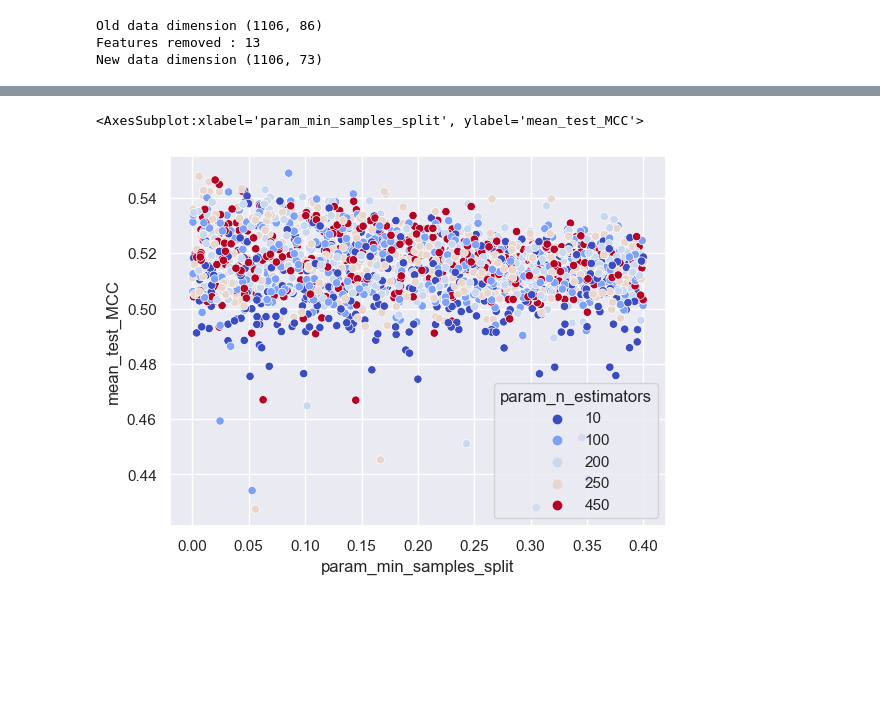
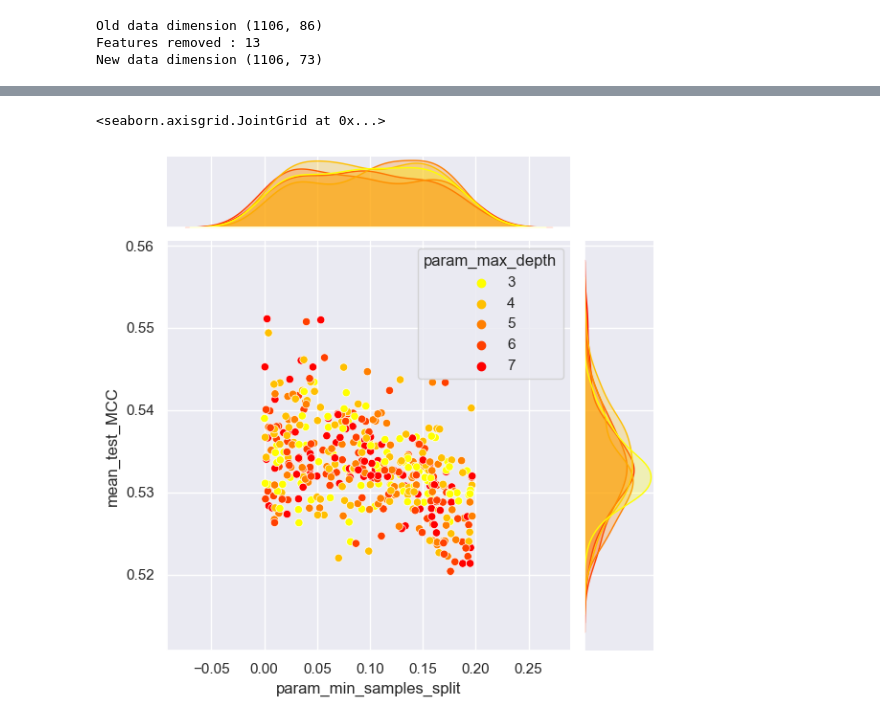
Before and after one commit to renatoquiliche/PaperCienciaDados-PunoPeru, a Jupyter notebook: Python Code/RFC_final.ipynb, the cells around one changed output, grey strips where cells are left out. Drawn from its saved outputs; the diff is of its cells as text; code cells hidden in the pictures; blank space fills up the shorter version.

```diff
--- a/Python Code/RFC_final.ipynb
+++ b/Python Code/RFC_final.ipynb
@@ -185,17 +185,20 @@ sns.boxplot(data=NPV_repeats, y="NPV", x="Repeat")
 # %%
+from textwrap import fill
 import seaborn as sns
 import pandas as pd
 
 results_dataset = pd.read_csv("..\Resultados\RFC\RFC_results.csv")
 
 color_dict = dict({'sqrt':'red',
                   'log2':'green'})
 
-sns.scatterplot(data=results_dataset, x="param_min_samples_split", y="mean_test_MCC", hue="param_n_estimators"
-                ,palette="coolwarm")
+sns.jointplot(data=results_dataset.loc[results_dataset["param_n_estimators"]==200], x="param_min_samples_split", y="mean_test_MCC", hue="param_max_depth"
+                , palette="autumn_r")
+
+#, kind="kde", fill=True
 # %% [output]
-<AxesSubplot:xlabel='param_min_samples_split', ylabel='mean_test_MCC'>
+<seaborn.axisgrid.JointGrid at 0x...>
-[figure, old version]
+[figure, new version]
 # %%
 results_dataset[["mean_test_MCC","param_max_depth"]].corr()
 # %% [output]
```
Also changed, not shown: parts of 6 cells of this notebook, 1 other file.
